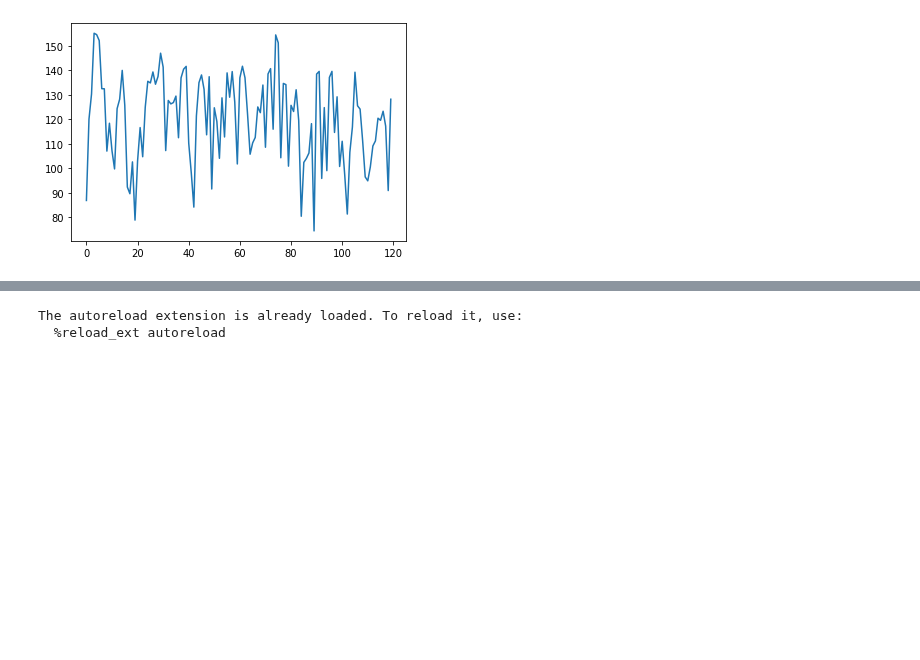
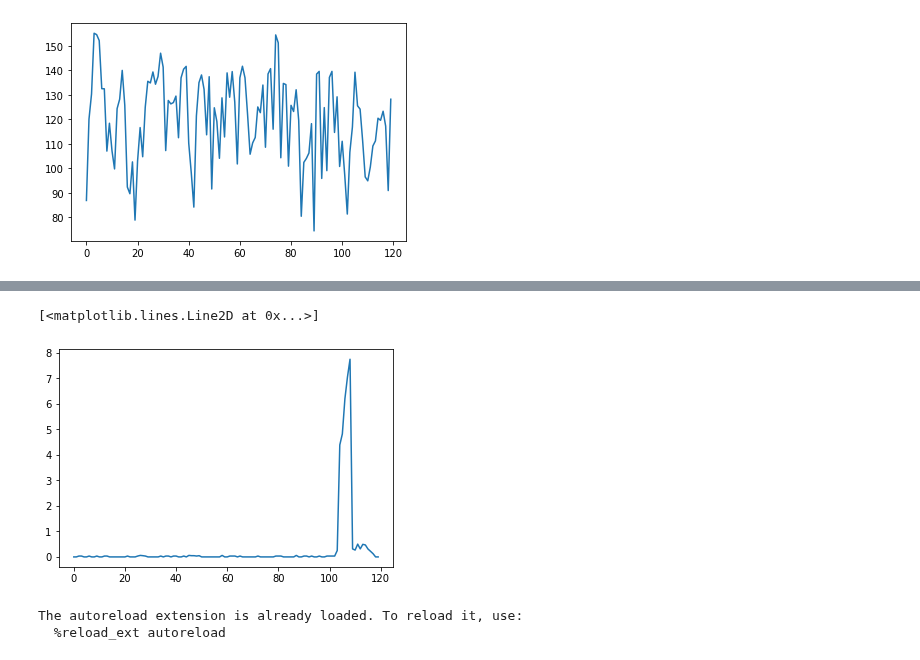
Before and after one commit to ai4sre/meltria-analyzer, a Jupyter notebook: notebooks/changepoint.ipynb, the cells around one changed output, grey strips where cells are left out. Cells and saved outputs as stored; diff of their text form; code cells hidden in the pictures; blank space fills up the shorter version.

```diff
--- a/notebooks/changepoint.ipynb
+++ b/notebooks/changepoint.ipynb
@@ -168,3 +176,13 @@ plt.plot(wn_scores)
+# %%
+from statsmodels.tsa.ar_model import AutoReg, ar_select_order
+mod = ar_select_order(zscores, maxlag=int(zscores.size * 0.2), trend='ct', ic='aic')
+print(f"lag:{mod.ar_lags[-1]}")
+knn = KNNOutlierDetector(mod.ar_lags[-1], 1)
+wn_scores = knn.score(zscores)
+plt.plot(wn_scores)
+# %% [output]
+[<matplotlib.lines.Line2D at 0x...>]
+[figure, added]
 # %%
 %load_ext autoreload
 %autoreload 2
```
Also changed, not shown: parts of 4 cells of this notebook.
